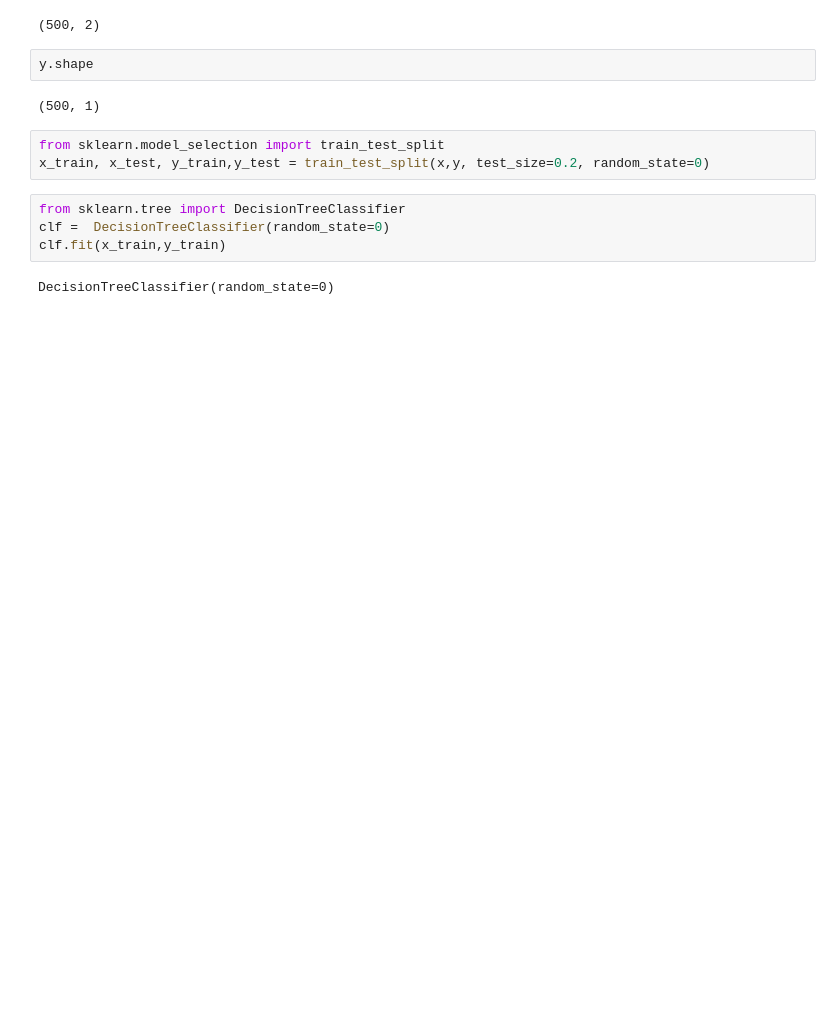
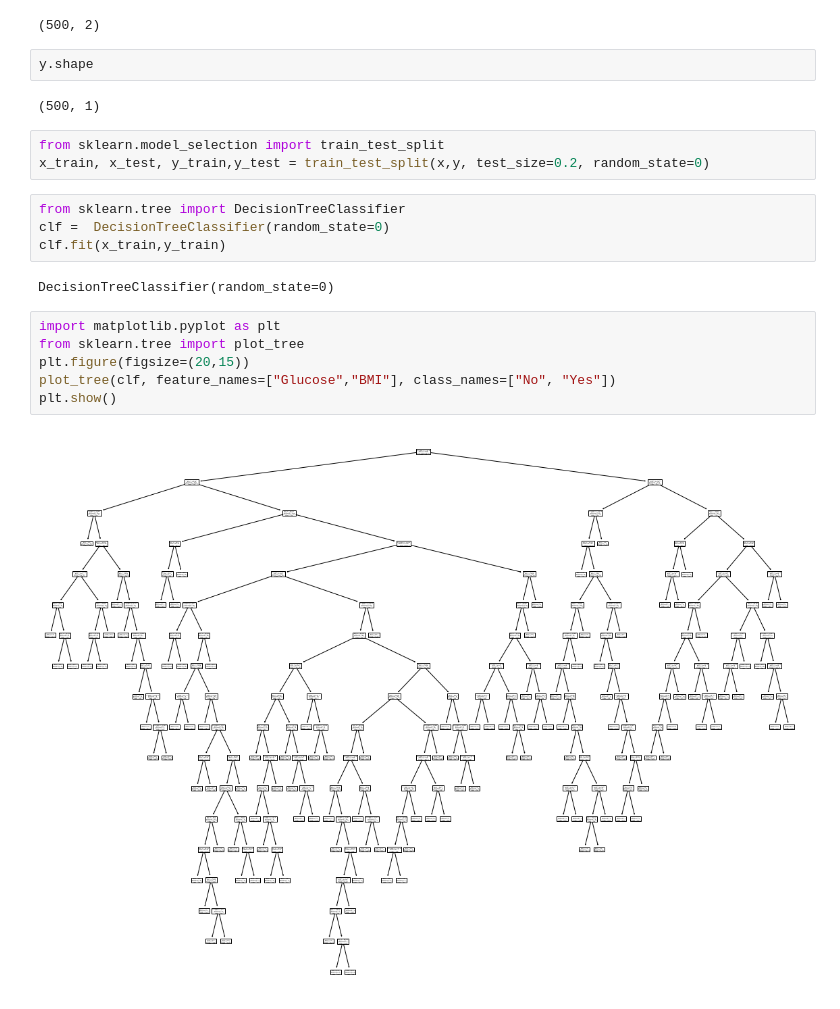
Before and after one commit to AvinashTiwari/MachineLearning, a Jupyter notebook: Classification_MachinceLearning.ipynb, the cells around one changed output. Saved outputs shown, nothing was run; the diff lists cells and outputs as text; blank space fills up the shorter version.

```diff
--- a/Classification_MachinceLearning.ipynb
+++ b/Classification_MachinceLearning.ipynb
@@ -82,3 +82,11 @@ clf =  DecisionTreeClassifier(random_state=0)
 clf.fit(x_train,y_train)
 # %% [output]
 DecisionTreeClassifier(random_state=0)
+# %%
+import matplotlib.pyplot as plt
+from sklearn.tree import plot_tree
+plt.figure(figsize=(20,15))
+plot_tree(clf, feature_names=["Glucose","BMI"], class_names=["No", "Yes"])
+plt.show()
+# %% [output]
+[figure, added]
```
